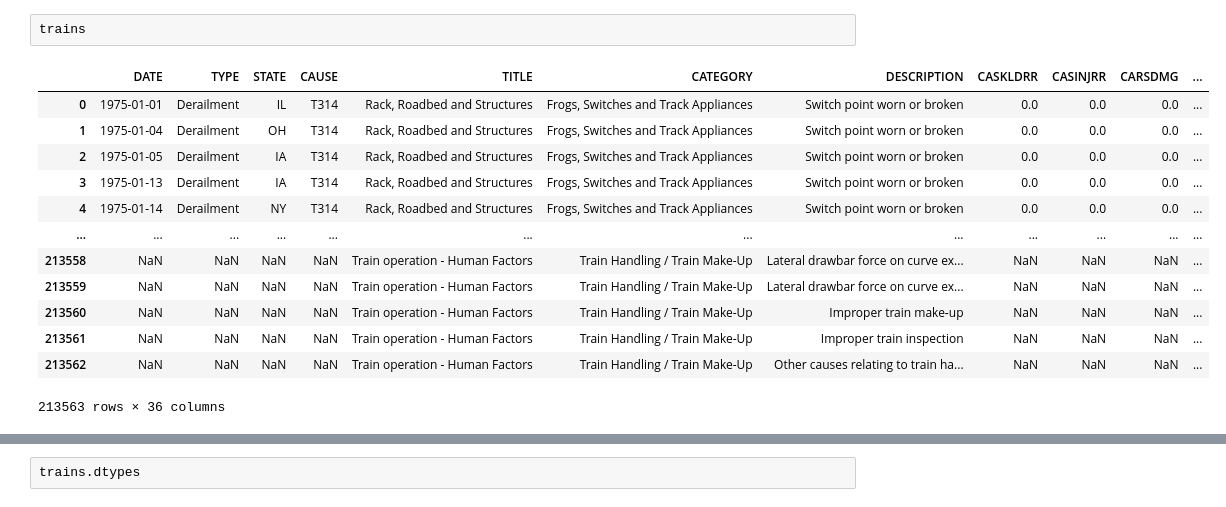
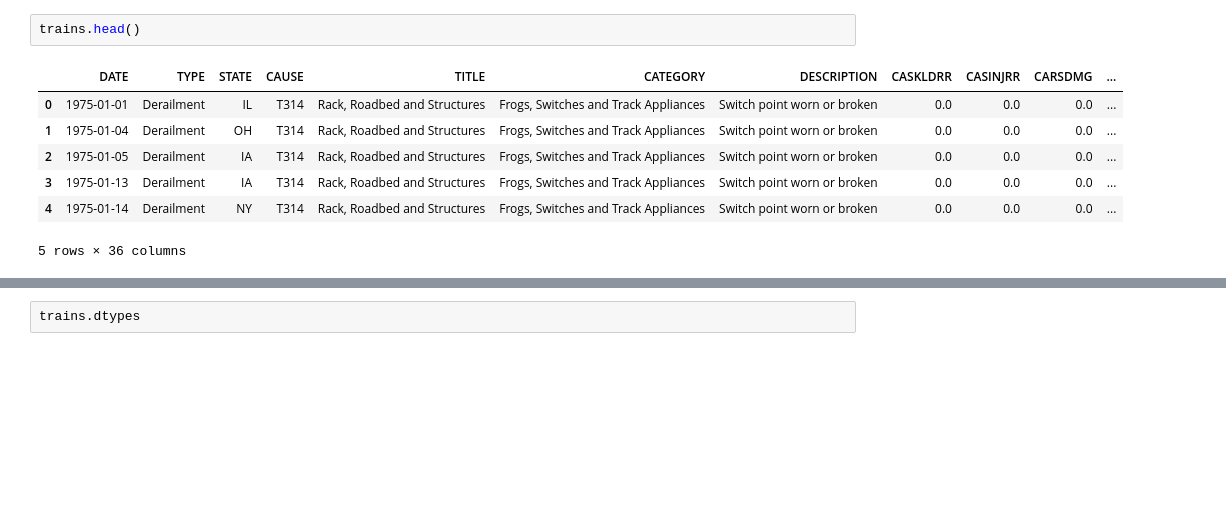
Before and after one commit to Sangeetha-238/Accident_Analysis, a Jupyter notebook: code/line_chart.ipynb, the cells around one changed output, grey strips where cells are left out. Drawn from its saved outputs; the diff is of its cells as text; blank space fills up the shorter version.

```diff
--- a/code/line_chart.ipynb
+++ b/code/line_chart.ipynb
@@ -8,17 +9,11 @@ Columns (33) have mixed types. Specify dtype option on import or set low_memory=
 # %%
-trains
+trains.head()
 # %% [output]
 |  | DATE | TYPE | STATE | CAUSE | TITLE | CATEGORY | DESCRIPTION | CASKLDRR | CASINJRR | CARSDMG | ... |
 | 0 | 1975-01-01 | Derailment | IL | T314 | Rack, Roadbed and Structures | Frogs, Switches and Track Appliances | Switch point worn or broken | 0.0 | 0.0 | 0.0 | ... |
 | 1 | 1975-01-04 | Derailment | OH | T314 | Rack, Roadbed and Structures | Frogs, Switches and Track Appliances | Switch point worn or broken | 0.0 | 0.0 | 0.0 | ... |
 | 2 | 1975-01-05 | Derailment | IA | T314 | Rack, Roadbed and Structures | Frogs, Switches and Track Appliances | Switch point worn or broken | 0.0 | 0.0 | 0.0 | ... |
 | 3 | 1975-01-13 | Derailment | IA | T314 | Rack, Roadbed and Structures | Frogs, Switches and Track Appliances | Switch point worn or broken | 0.0 | 0.0 | 0.0 | ... |
 | 4 | 1975-01-14 | Derailment | NY | T314 | Rack, Roadbed and Structures | Frogs, Switches and Track Appliances | Switch point worn or broken | 0.0 | 0.0 | 0.0 | ... |
-| ... | ... | ... | ... | ... | ... | ... | ... | ... | ... | ... | ... |
-| 213558 | NaN | NaN | NaN | NaN | Train operation - Human Factors | Train Handling / Train Make-Up | Lateral drawbar force on curve ex... | NaN | NaN | NaN | ... |
-| 213559 | NaN | NaN | NaN | NaN | Train operation - Human Factors | Train Handling / Train Make-Up | Lateral drawbar force on curve ex... | NaN | NaN | NaN | ... |
-| 213560 | NaN | NaN | NaN | NaN | Train operation - Human Factors | Train Handling / Train Make-Up | Improper train make‑up | NaN | NaN | NaN | ... |
-| 213561 | NaN | NaN | NaN | NaN | Train operation - Human Factors | Train Handling / Train Make-Up | Improper train inspection | NaN | NaN | NaN | ... |
-| 213562 | NaN | NaN | NaN | NaN | Train operation - Human Factors | Train Handling / Train Make-Up | Other causes relating to train ha... | NaN | NaN | NaN | ... |
-213563 rows × 36 columns
+5 rows × 36 columns
 # %%
```
Also changed, not shown: parts of 5 cells of this notebook, 2 other files.
